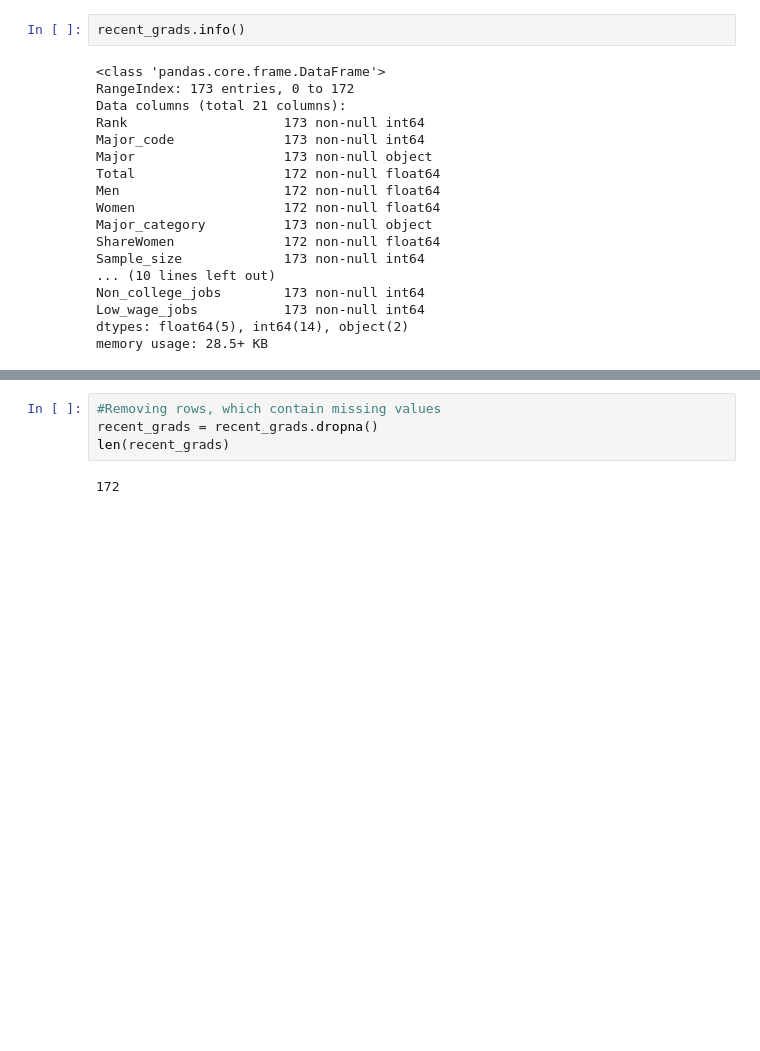
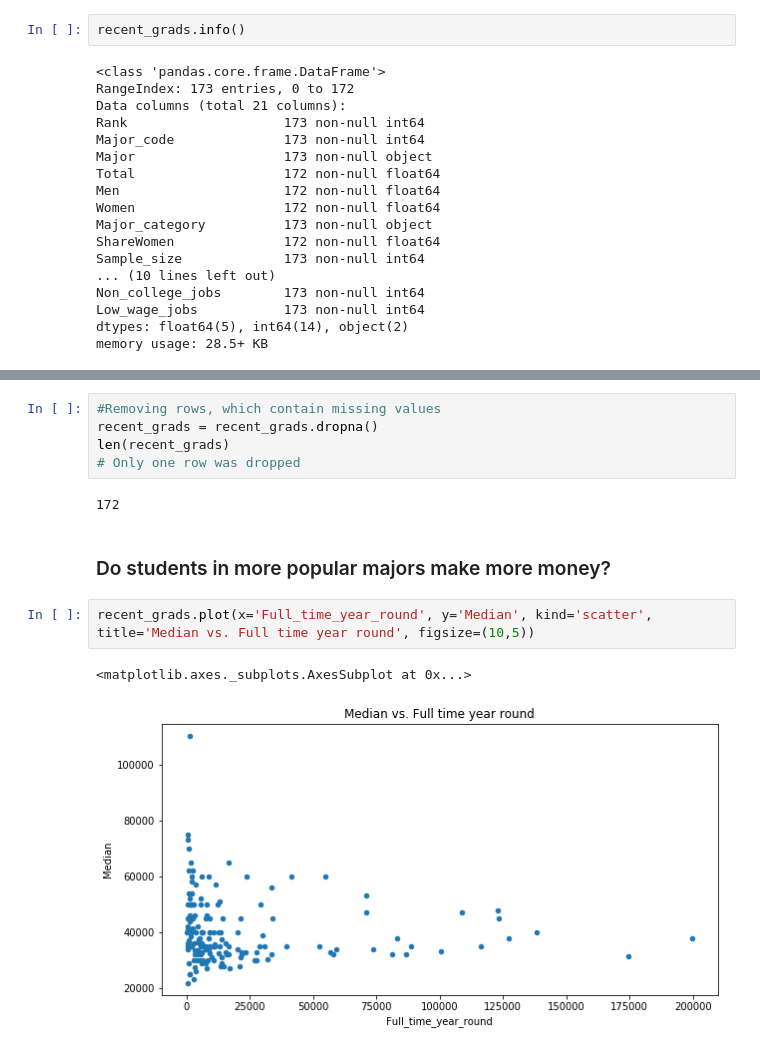
Before and after one commit to MichalRem/Data-Science-Portfolio, a Jupyter notebook: Visualizing Earnings Based On College Majors.ipynb, the cells around one changed output, grey strips where cells are left out. Saved outputs shown, nothing was run; the diff lists cells and outputs as text; blank space fills up the shorter version.

Commit message:
Answering first questions by using scatter plot

```diff
--- a/Visualizing Earnings Based On College Majors.ipynb
+++ b/Visualizing Earnings Based On College Majors.ipynb
@@ -81,5 +83,13 @@ recent_grads.describe()
 #Removing rows, which contain missing values
 recent_grads = recent_grads.dropna()
 len(recent_grads)
+# Only one row was dropped
 # %% [output]
 172
+# %% [markdown]
+### Do students in more popular majors make more money?
+# %%
+recent_grads.plot(x='Full_time_year_round', y='Median', kind='scatter', title='Median vs. Full time year round', figsize=(10,5))
+# %% [output]
+<matplotlib.axes._subplots.AxesSubplot at 0x...>
+[figure, added]
```
Also changed, not shown: parts of 10 cells of this notebook.
